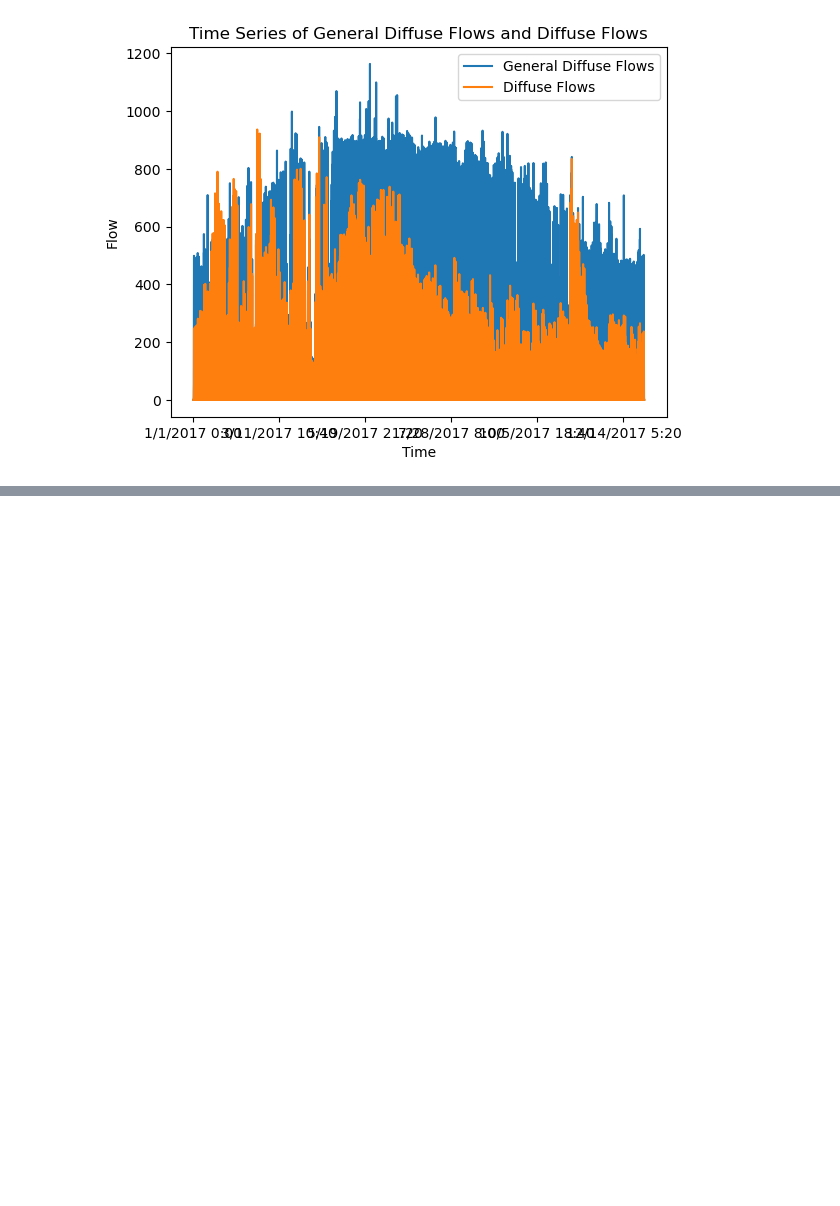
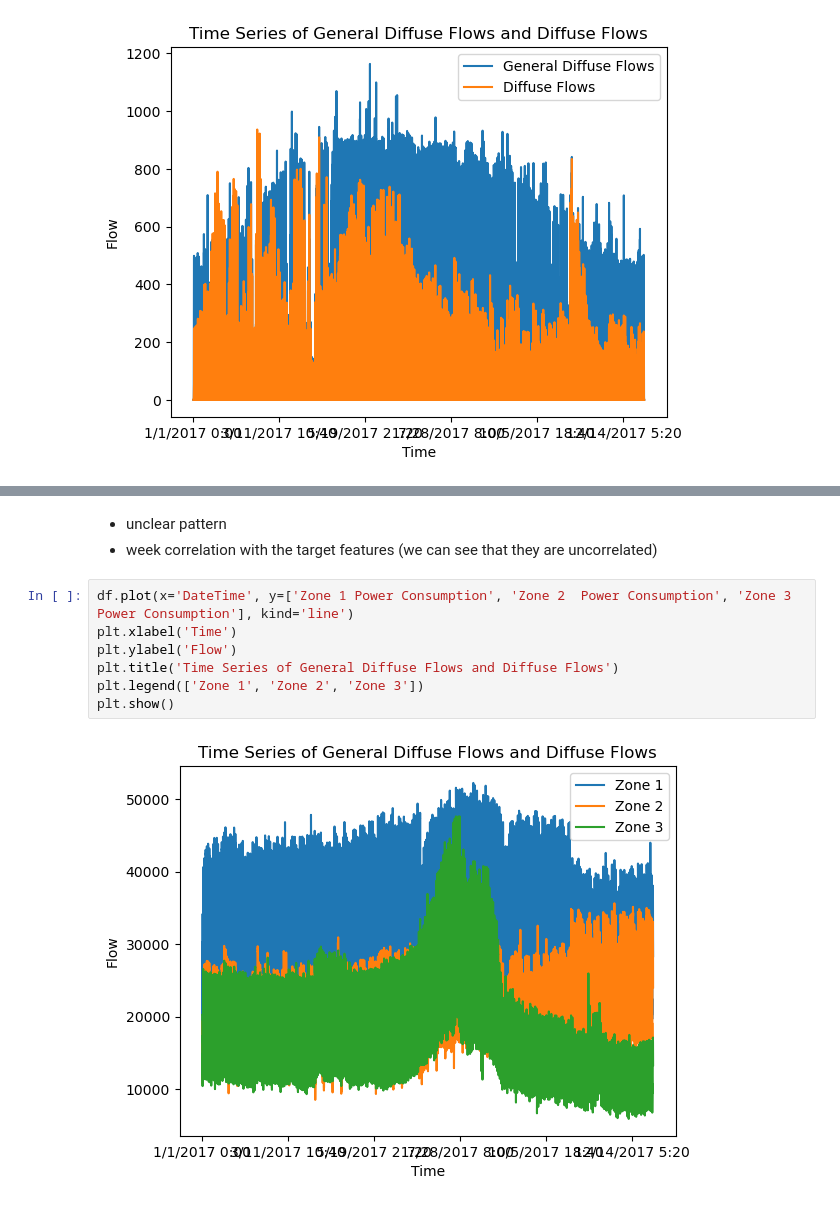
Before and after one commit to salahmak/ML-project, a Jupyter notebook: analysis/data_analysis_chaker.ipynb, the cells around one changed output, grey strips where cells are left out. Saved outputs shown, nothing was run; the diff lists cells and outputs as text; blank space fills up the shorter version.

```diff
--- a/analysis/data_analysis_chaker.ipynb
+++ b/analysis/data_analysis_chaker.ipynb
@@ -56,0 +69,12 @@ plt.show()
+# %% [markdown]
+- unclear pattern
+- week correlation with the target features (we can see that they are uncorrelated)
+# %%
+df.plot(x='DateTime', y=['Zone 1 Power Consumption', 'Zone 2  Power Consumption', 'Zone 3  Power Consumption'], kind='line')
+plt.xlabel('Time')
+plt.ylabel('Flow')
+plt.title('Time Series of General Diffuse Flows and Diffuse Flows')
+plt.legend(['Zone 1', 'Zone 2', 'Zone 3'])
+plt.show()
+# %% [output]
+[figure, added]
```
Also changed, not shown: parts of 5 cells of this notebook, 1 other file.
